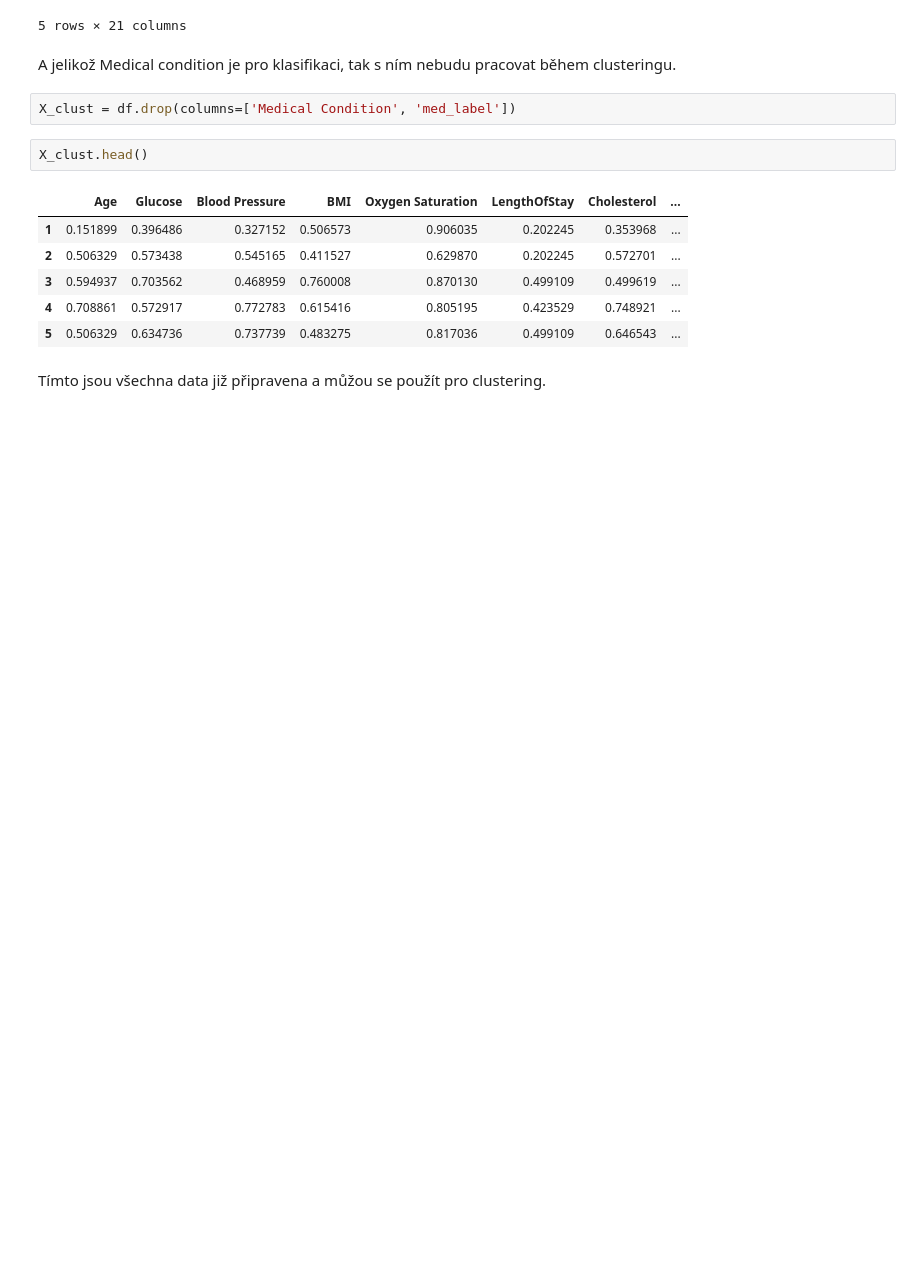
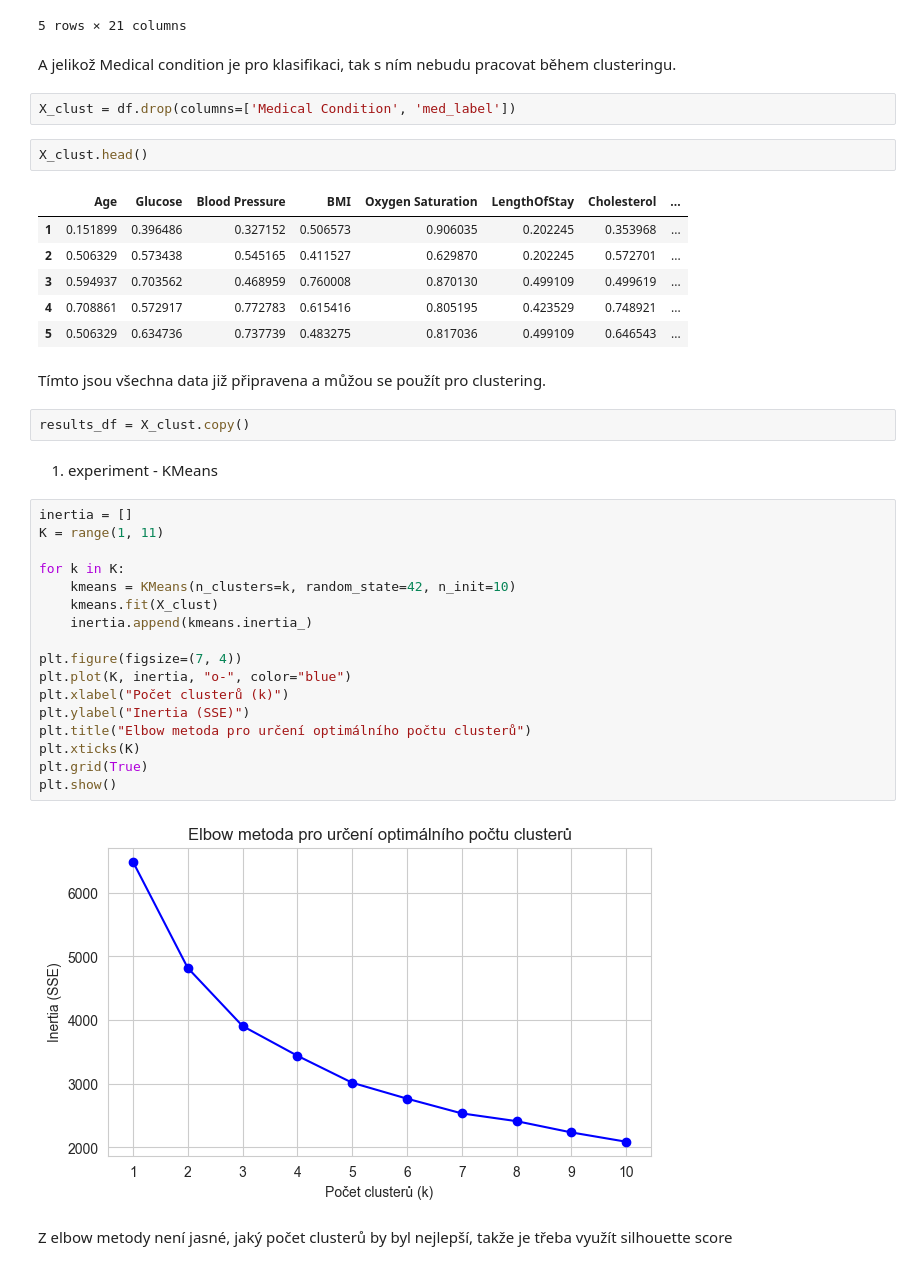
Before and after one commit to Ajraa/SU, a Jupyter notebook: project.ipynb, the cells around one changed output. Drawn from its saved outputs; the diff is of its cells as text; blank space fills up the shorter version.

Commit message:
První cluster

```diff
--- a/project.ipynb
+++ b/project.ipynb
@@ -414,3 +418,28 @@ X_clust.head()
 | 5 | 0.506329 | 0.634736 | 0.737739 | 0.483275 | 0.817036 | 0.499109 | 0.646543 | ... |
 # %% [markdown]
 Tímto jsou všechna data již připravena a můžou se použít pro clustering.
+# %%
+results_df = X_clust.copy()
+# %% [markdown]
+1. experiment - KMeans
+# %%
+inertia = []
+K = range(1, 11)
+
+for k in K:
+    kmeans = KMeans(n_clusters=k, random_state=42, n_init=10)
+    kmeans.fit(X_clust)
+    inertia.append(kmeans.inertia_)
+
+plt.figure(figsize=(7, 4))
+plt.plot(K, inertia, "o-", color="blue")
+plt.xlabel("Počet clusterů (k)")
+plt.ylabel("Inertia (SSE)")
+plt.title("Elbow metoda pro určení optimálního počtu clusterů")
+plt.xticks(K)
+plt.grid(True)
+plt.show()
+# %% [output]
+[figure, added]
+# %% [markdown]
+Z elbow metody není jasné, jaký počet clusterů by byl nejlepší, takže je třeba využít silhouette score
```
Also changed, not shown: parts of 7 cells of this notebook.
